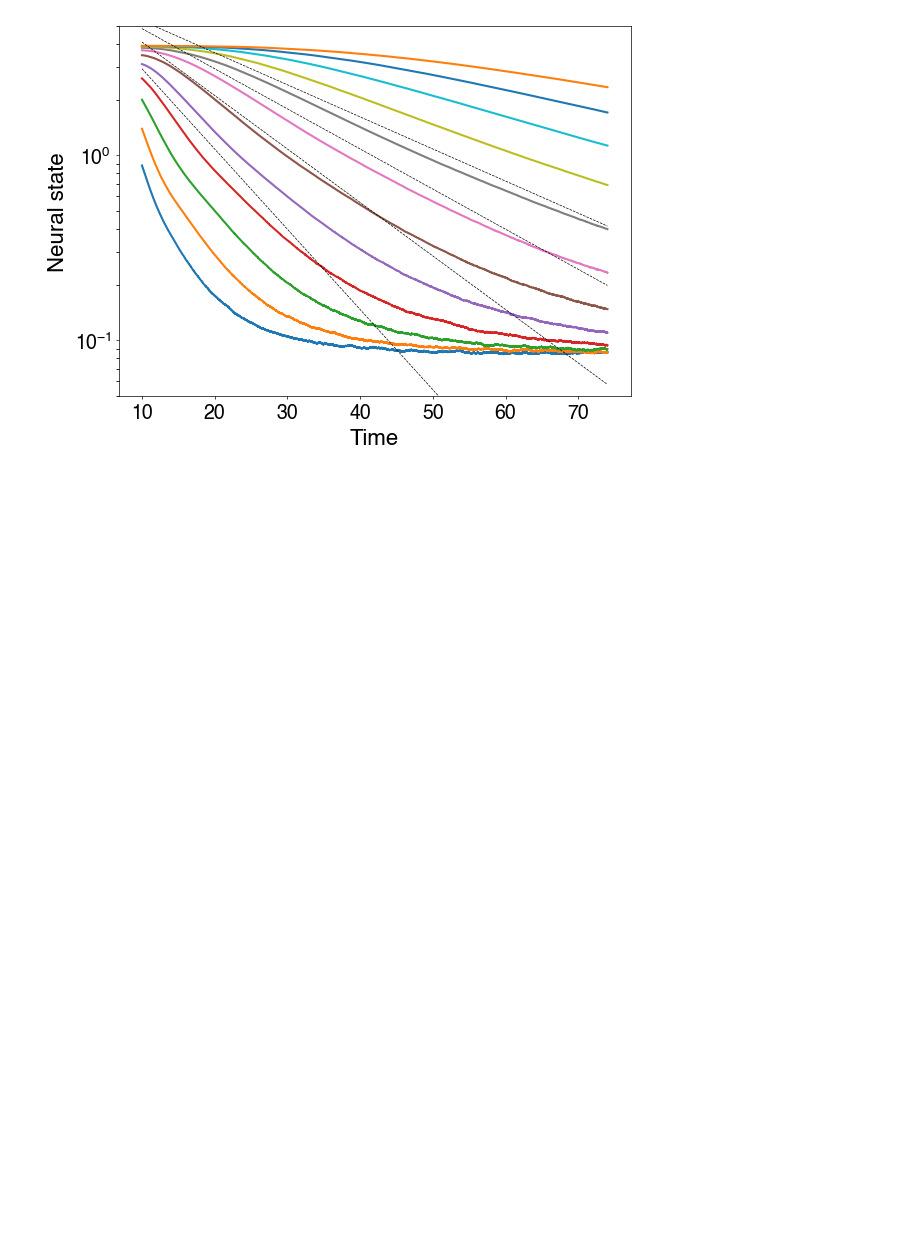
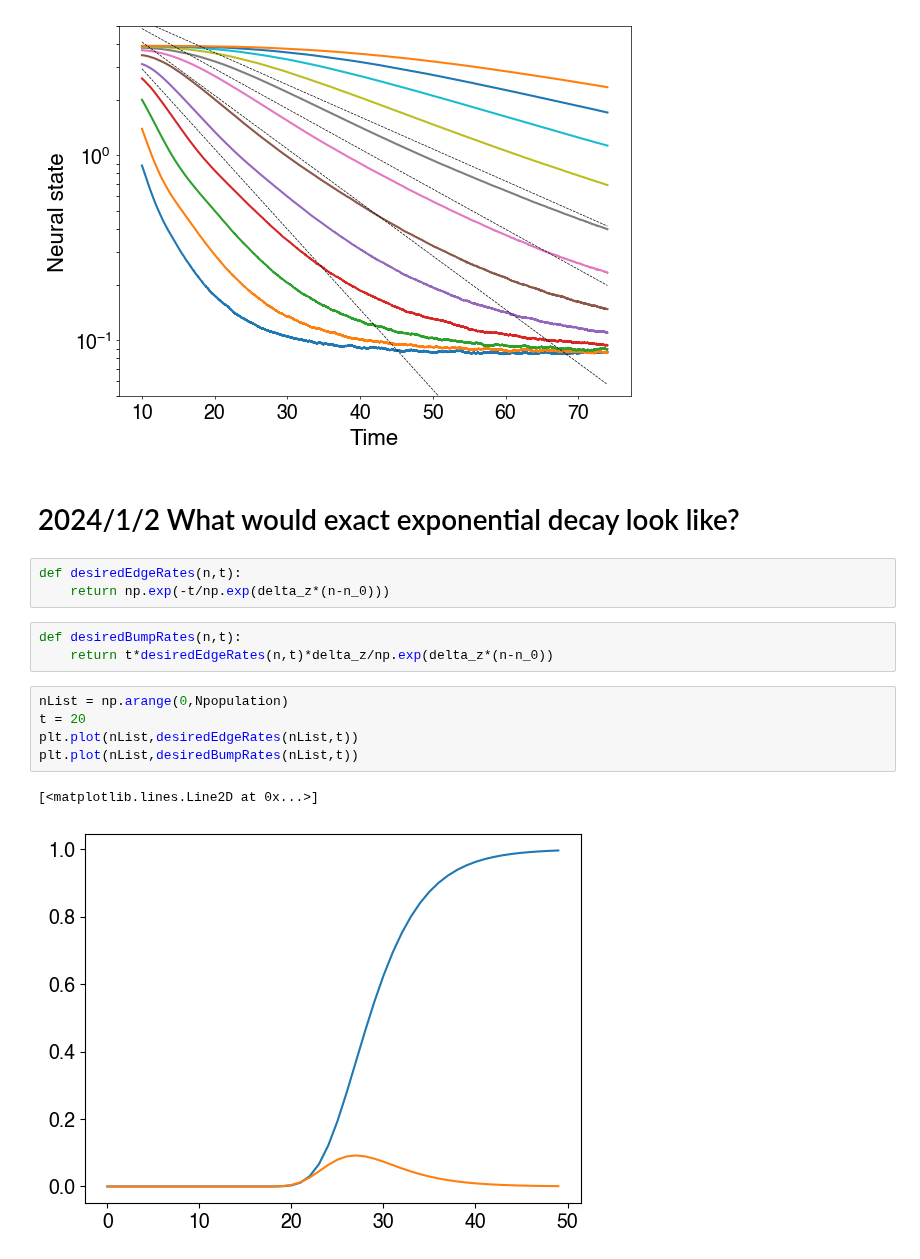
Before and after one commit to Collective-Logic-Lab/laplace-decisions, a Jupyter notebook: develop-self-sustained-translation-operator.ipynb, the cells around one changed output. Saved outputs shown, nothing was run; the diff lists cells and outputs as text; blank space fills up the shorter version.

Commit message:
derive form for exact exponential decay

```diff
--- a/develop-self-sustained-translation-operator.ipynb
+++ b/develop-self-sustained-translation-operator.ipynb
@@ -351,3 +353,19 @@ for decay_time in [10,15,20,25]:
     plt.plot(times,8*np.exp(-times/decay_time),ls='--',color='k',lw=0.5)
 # %% [output]
 [figure]
+# %% [markdown]
+# 2024/1/2 What would exact exponential decay look like?
+# %%
+def desiredEdgeRates(n,t):
+    return np.exp(-t/np.exp(delta_z*(n-n_0)))
+# %%
+def desiredBumpRates(n,t):
+    return t*desiredEdgeRates(n,t)*delta_z/np.exp(delta_z*(n-n_0))
+# %%
+nList = np.arange(0,Npopulation)
+t = 20
+plt.plot(nList,desiredEdgeRates(nList,t))
+plt.plot(nList,desiredBumpRates(nList,t))
+# %% [output]
+[<matplotlib.lines.Line2D at 0x...>]
+[figure, added]
```
Also changed, not shown: parts of 2 cells of this notebook, 1 other file.
